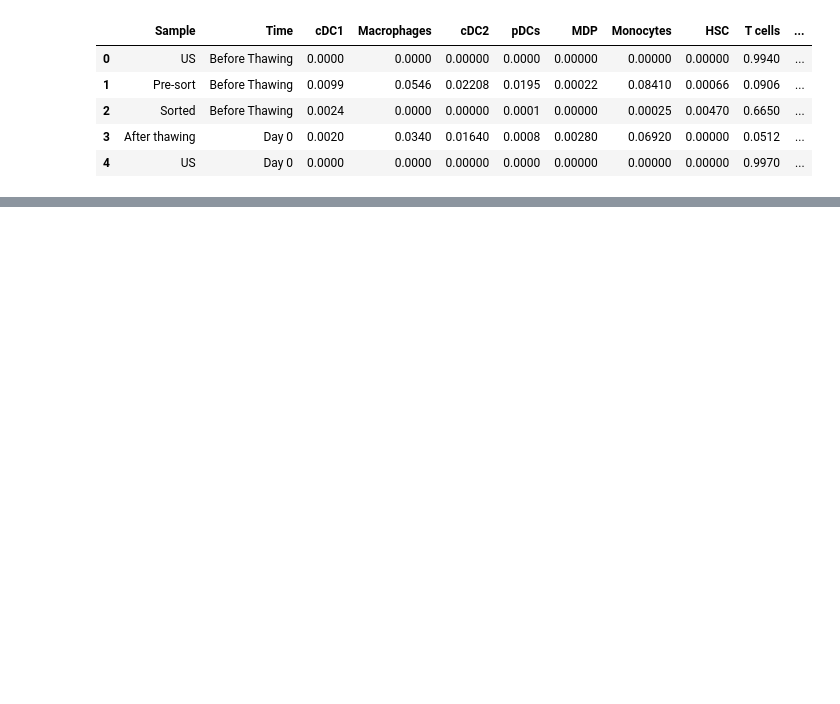
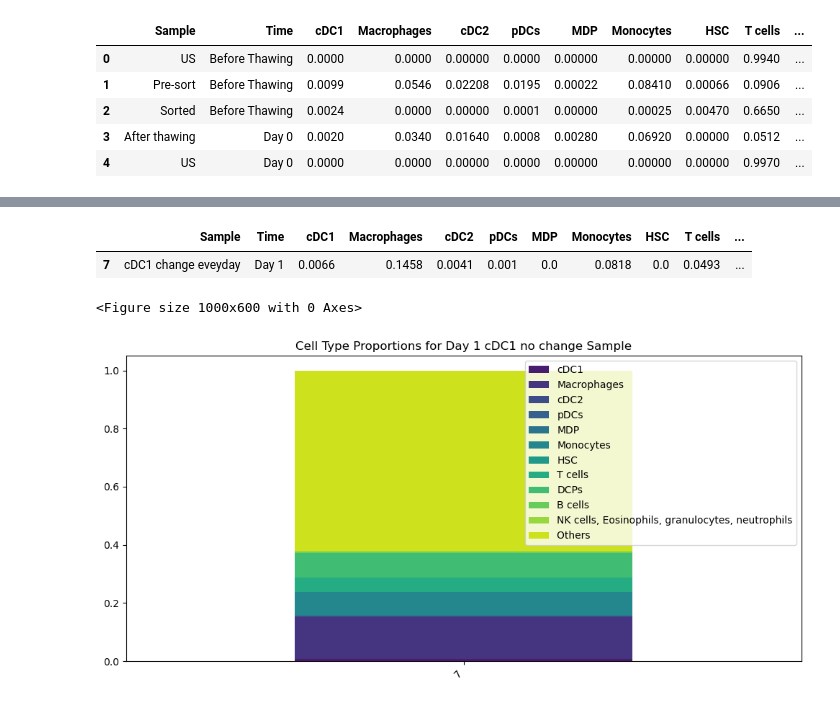
Before and after one commit to AlexiaGiroud/ThawingDCPs, a Jupyter notebook: graphs.ipynb, the cells around one changed output, grey strips where cells are left out. Cells and saved outputs as stored; diff of their text form; code cells hidden in the pictures; blank space fills up the shorter version.

```diff
--- a/graphs.ipynb
+++ b/graphs.ipynb
@@ -55,0 +40,16 @@ plt.show()
+# %%
+def split_by_day (dataframe):
+    sample_days = {}
+    for day in dataframe["Time"].unique():
+        sample_days[day] = dataframe[dataframe["Time"] == day]
+    return sample_days
+# %%
+def split_by_sample(df):
+    sample_dict = {}
+    for sample_name in df["Sample"].unique():
+        sample_dict[sample_name] = df[df["Sample"] == sample_name]
+
+    return sample_dict
+# %%
+results_by_day = split_by_day(df)
+results_by_day['Day 1']
@@ -55,0 +62,30 @@ plt.show()
+# %%
+samples_day1 = split_by_sample(results_by_day['Day 1'])
+samples_day1["cDC1 change eveyday"]
+# %% [output]
+|  | Sample | Time | cDC1 | Macrophages | cDC2 | pDCs | MDP | Monocytes | HSC | T cells | ... |
+| 7 | cDC1 change eveyday | Day 1 | 0.0066 | 0.1458 | 0.0041 | 0.001 | 0.0 | 0.0818 | 0.0 | 0.0493 | ... |
+# %%
+# Plot stacked bar chart of Cell Type proportions for Day 1 cDC1 no change sample
+cell_types = [
+    "cDC1", "Macrophages", "cDC2", "pDCs", "MDP", "Monocytes",
+    "HSC", "T cells", "DCPs", "B cells",
+    "NK cells, Eosinophils, granulocytes, neutrophils",
+    "Others"
+]
+
+proportions = samples_day1["cDC1 change eveyday"].iloc[:, 2:]
+proportions
+
+proportions_plot = proportions.melt(var_name='Cell Type', value_name='Proportion')
+proportions_plot
+plt.figure(figsize=(10, 6))
+proportions.plot(kind='bar', stacked=True, figsize=(10,5), color=sns.color_palette('viridis', n_colors=len(cell_types)))
+plt.title('Cell Type Proportions for Day 1 cDC1 no change Sample')
+plt.xticks(rotation=45, ha='right')
+plt.tight_layout()
+plt.savefig('day1_cDC1_nochange_proportions.png')
+plt.show()
+# %% [output]
+<Figure size 1000x600 with 0 Axes>
+[figure, added]
```
Also changed, not shown: parts of 3 cells of this notebook, 1 other file.
